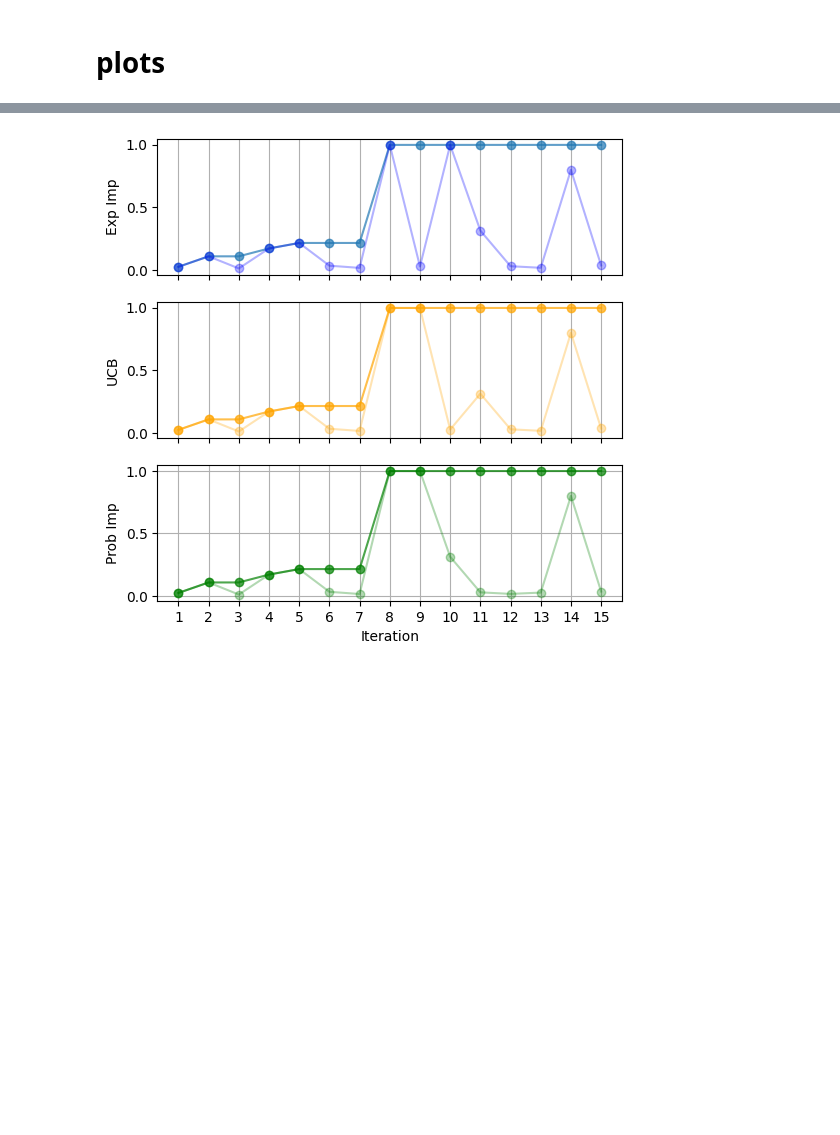
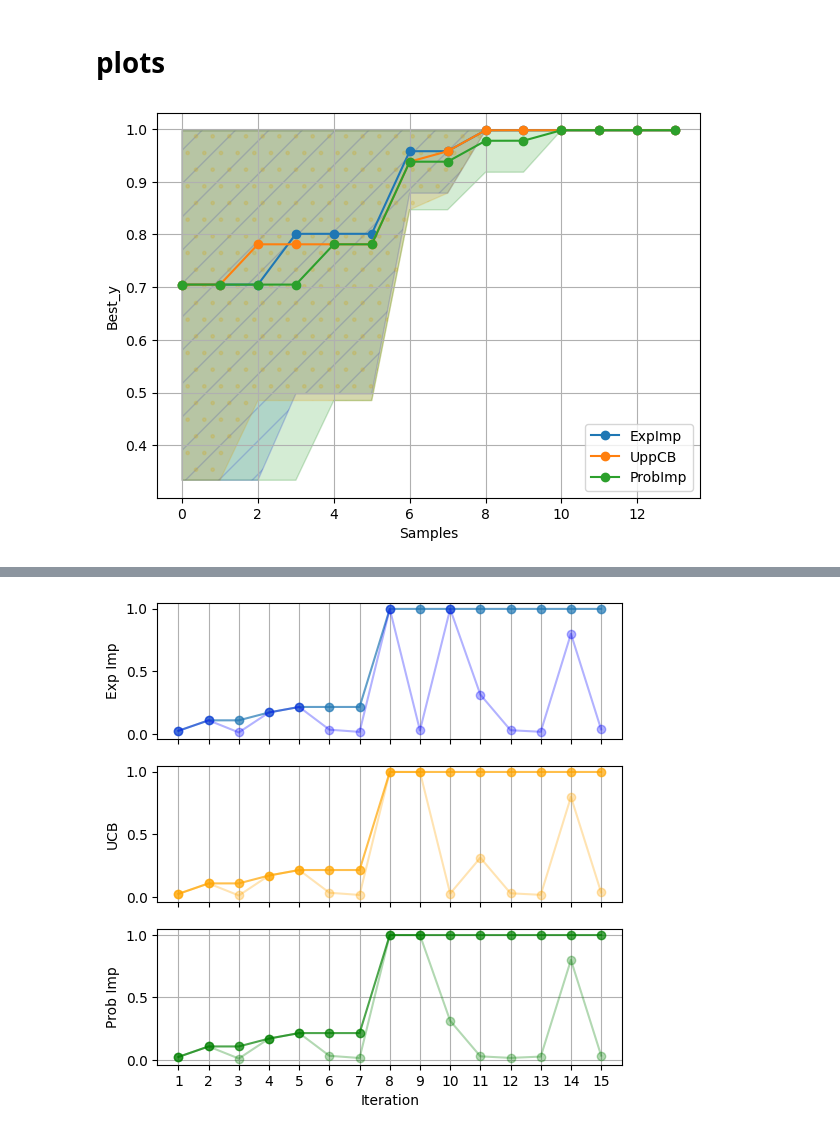
Before and after one commit to uwsunlab/BO-RFB, a Jupyter notebook: PoolBased/AcquisitionFunctions/pool_aqu_comparison.ipynb, the cells around one changed output, grey strips where cells are left out. Saved outputs shown, nothing was run; the diff lists cells and outputs as text; code cells hidden in the pictures; blank space fills up the shorter version.

```diff
--- a/PoolBased/AcquisitionFunctions/pool_aqu_comparison.ipynb
+++ b/PoolBased/AcquisitionFunctions/pool_aqu_comparison.ipynb
@@ -173,5 +173,48 @@ EI_var_sum.mean(axis=0), EI_var_sum.mean(axis=0)
          163.48719748,  155.36371266]))
 # %% [markdown]
 # plots
+# %%
+plt.figure(figsize=(7, 5))
+plt.plot(range(len(EI_y_all.mean(axis=0))),  (EI_y_all.mean(axis=0)), marker='o', label='ExpImp', alpha=1.0)
+EI_fill = plt.fill_between(
+    range(len(EI_y_all.std(axis=0))),
+    (EI_y_all.mean(axis=0) - EI_y_all.std(axis=0)),
+    np.minimum(EI_y_all.mean(axis=0) + EI_y_all.std(axis=0), .997),
+    alpha=0.2,
+    hatch='/',
+    edgecolor='blue'
+)
+plt.plot(range(len(UCB_y_all.mean(axis=0))), (UCB_y_all.mean(axis=0)), marker='o', label='UppCB', alpha=1.0)
+UCB_fill = plt.fill_between(
+    range(len(UCB_y_all.std(axis=0))),
+    (UCB_y_all.mean(axis=0) - UCB_y_all.std(axis=0)),
+    np.minimum(UCB_y_all.mean(axis=0) + UCB_y_all.std(axis=0), 0.997),
+    alpha=0.2,
+    hatch='.',
+    edgecolor='orange'
+)
+# # Add a fill pattern (hatch) to the fill_between area
+# for collection in UCB_fill.get_paths():
+#     # Set hatch and color for the fill_between area
+#     UCB_fill .set_hatch('.')
+#     UCB_fill .set_facecolor('green')
+plt.plot(range(len(PI_y_all.mean(axis=0))),  (PI_y_all.mean(axis=0)), marker='o', label='ProbImp', alpha=1.0)
+plt.fill_between(
+    range(len(PI_y_all.std(axis=0))),
+    (PI_y_all.mean(axis=0) - PI_y_all.std(axis=0)),
+    np.minimum(PI_y_all.mean(axis=0) + PI_y_all.std(axis=0), .997),
+    alpha=0.2,
+    hatch='',
+    edgecolor='green'
+)
+
+plt.xlabel('Samples')
+plt.ylabel('Best_y')
+# plt.title('Expected Improvement (EI_y) vs Iterations')
+plt.grid(True)
+plt.legend()
+plt.show()
+# %% [output]
+[figure, added]
 # %%
 plt.figure(figsize=(7, 5))
```
Also changed, not shown: parts of 3 cells of this notebook, 2 other files.
